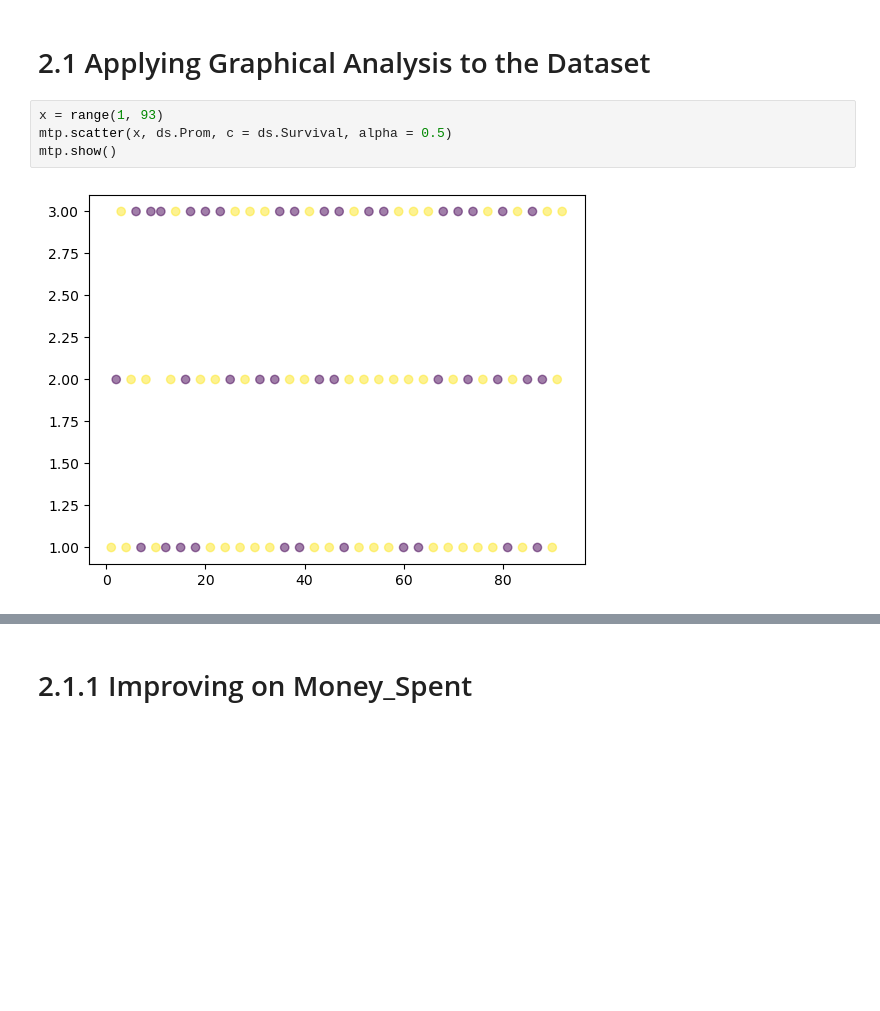
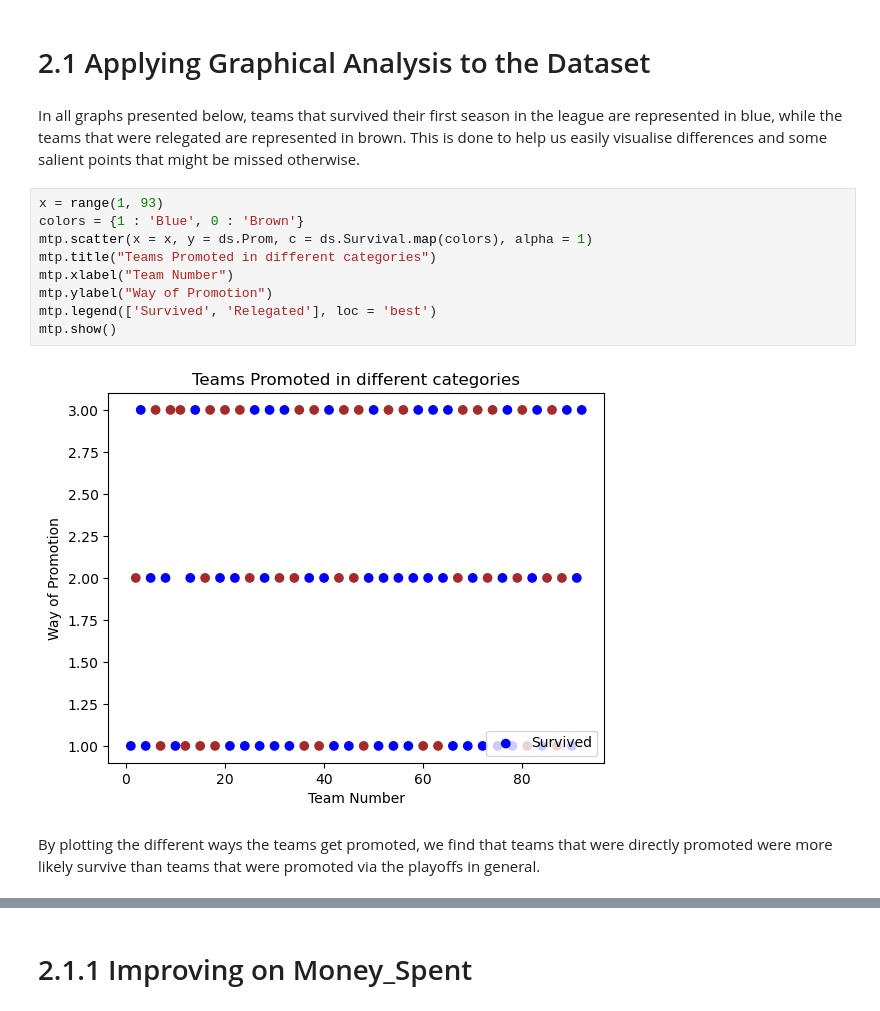
Before and after one commit to ShreyS92/Survival_Proj, a Jupyter notebook: Logistic_Model.ipynb, the cells around one changed output, grey strips where cells are left out. Saved outputs shown, nothing was run; the diff lists cells and outputs as text; blank space fills up the shorter version.

```diff
--- a/Logistic_Model.ipynb
+++ b/Logistic_Model.ipynb
@@ -31,10 +44,19 @@ ds.head()
 # %% [markdown]
 #   2.1 Applying Graphical Analysis to the Dataset
+# %% [markdown]
+<p>In all graphs presented below, teams that survived their first season in the league are represented in blue, while the teams that were relegated are represented in brown. This is done to help us easily visualise differences and some salient points that might be missed otherwise.</p>
 # %%
 x = range(1, 93)
-mtp.scatter(x, ds.Prom, c = ds.Survival, alpha = 0.5)
+colors = {1 : 'Blue', 0 : 'Brown'}
+mtp.scatter(x = x, y = ds.Prom, c = ds.Survival.map(colors), alpha = 1)
+mtp.title("Teams Promoted in different categories")
+mtp.xlabel("Team Number")
+mtp.ylabel("Way of Promotion")
+mtp.legend(['Survived', 'Relegated'], loc = 'best')
 mtp.show()
 # %% [output]
-[figure, old version]
+[figure, new version]
+# %% [markdown]
+By plotting the different ways the teams get promoted, we find that teams that were directly promoted were more likely survive than teams that were promoted via the playoffs in general.
 # %%
 #Money Spent
```
Also changed, not shown: parts of 27 cells of this notebook.
